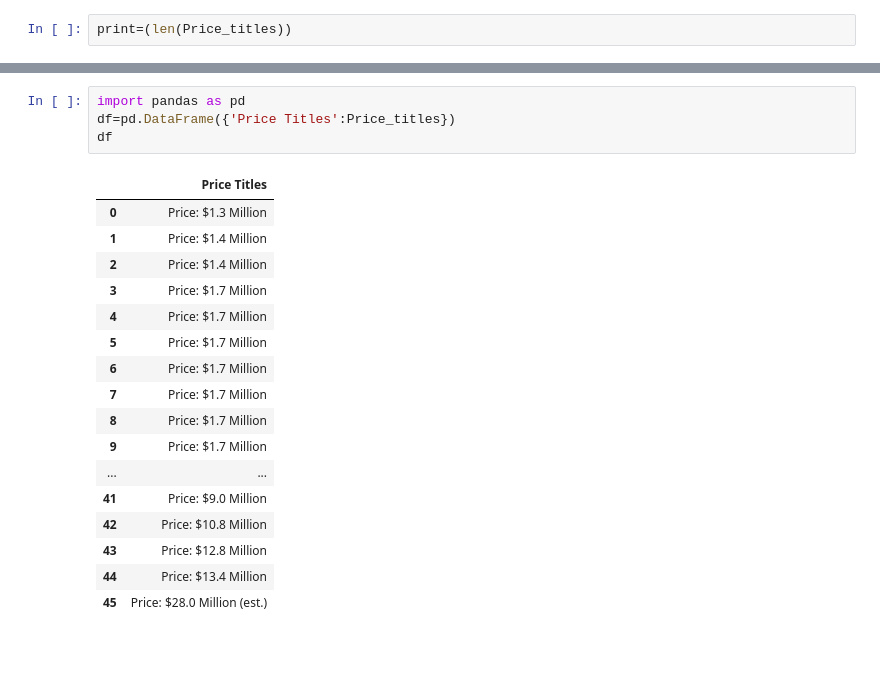
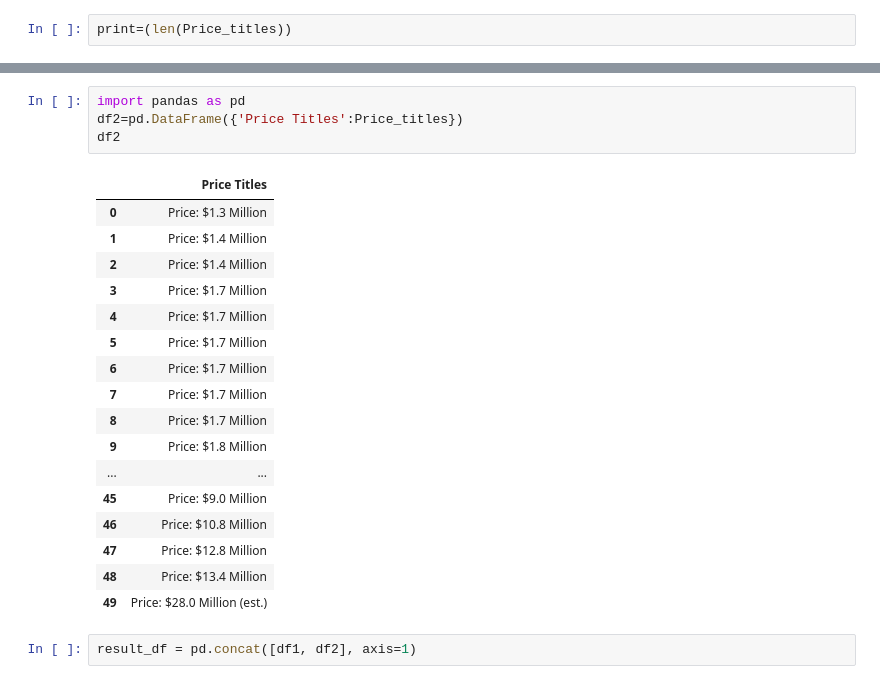
Before and after one commit to achu-narayan-s/Internship, a Jupyter notebook: Question 10 (3).ipynb, the cells around one changed output, grey strips where cells are left out. Cells and saved outputs as stored; diff of their text form; blank space fills up the shorter version.

```diff
--- a/Question 10 (3).ipynb
+++ b/Question 10 (3).ipynb
@@ -492,22 +491,24 @@ print
 # %%
 import pandas as pd
-df=pd.DataFrame({'Price Titles':Price_titles})
-df
+df2=pd.DataFrame({'Price Titles':Price_titles})
+df2
 # %% [output]
 |  | Price Titles |
 | 0 | Price: $1.3 Million |
 | 1 | Price: $1.4 Million |
 | 2 | Price: $1.4 Million |
 | 3 | Price: $1.7 Million |
 | 4 | Price: $1.7 Million |
 | 5 | Price: $1.7 Million |
 | 6 | Price: $1.7 Million |
 | 7 | Price: $1.7 Million |
 | 8 | Price: $1.7 Million |
-| 9 | Price: $1.7 Million |
+| 9 | Price: $1.8 Million |
 | ... | ... |
-| 41 | Price: $9.0 Million |
-| 42 | Price: $10.8 Million |
-| 43 | Price: $12.8 Million |
-| 44 | Price: $13.4 Million |
-| 45 | Price: $28.0 Million (est.) |
+| 45 | Price: $9.0 Million |
+| 46 | Price: $10.8 Million |
+| 47 | Price: $12.8 Million |
+| 48 | Price: $13.4 Million |
+| 49 | Price: $28.0 Million (est.) |
+# %%
+result_df = pd.concat([df1, df2], axis=1)
```
Also changed, not shown: parts of 6 cells of this notebook.
